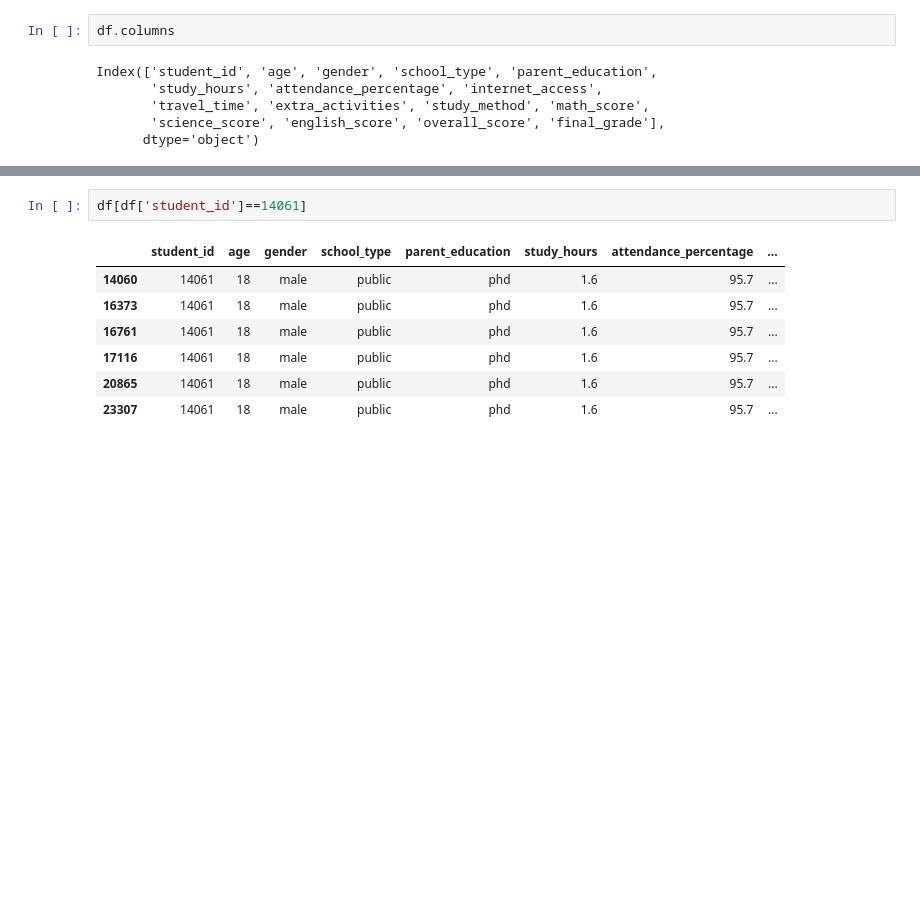
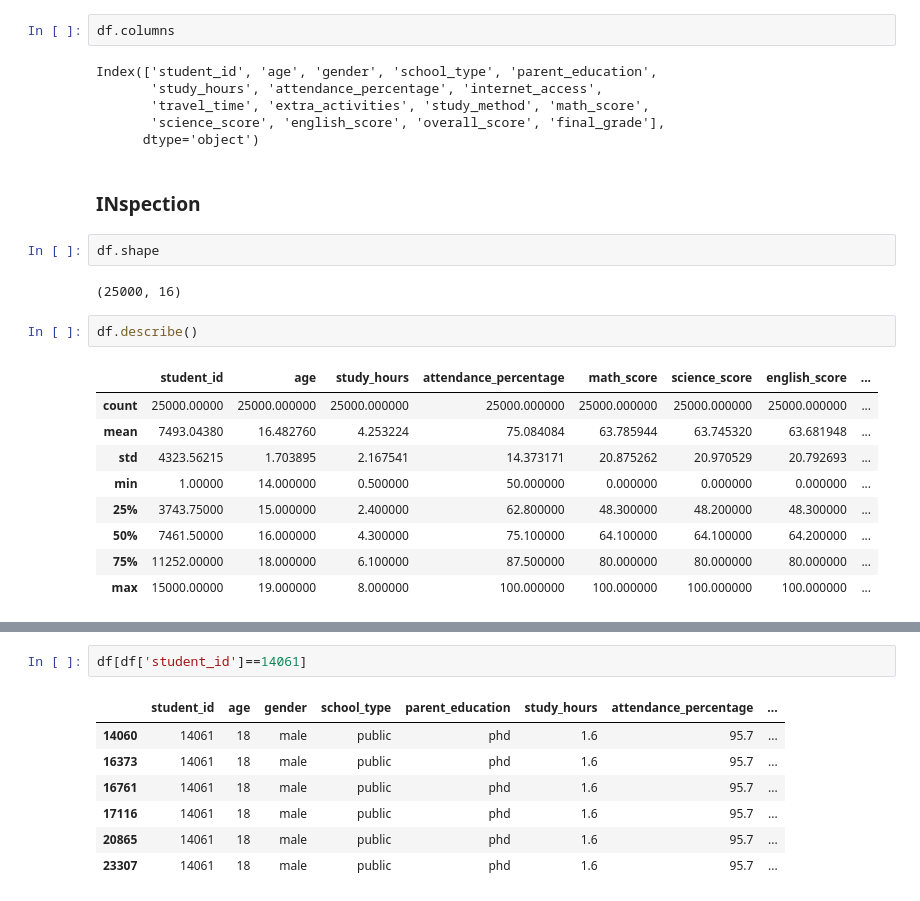
Before and after one commit to Aryanth003/assesment, a Jupyter notebook: Student.ipynb, the cells around one changed output, grey strips where cells are left out. Saved outputs shown, nothing was run; the diff lists cells and outputs as text; blank space fills up the shorter version.

```diff
--- a/Student.ipynb
+++ b/Student.ipynb
@@ -43,3 +40,21 @@ Index(['student_id', 'age', 'gender', 'school_type', 'parent_education',
        'travel_time', 'extra_activities', 'study_method', 'math_score',
        'science_score', 'english_score', 'overall_score', 'final_grade'],
       dtype='object')
+# %% [markdown]
+### INspection
+# %%
+df.shape
+# %% [output]
+(25000, 16)
+# %%
+df.describe()
+# %% [output]
+|  | student_id | age | study_hours | attendance_percentage | math_score | science_score | english_score | ... |
+| count | 25000.00000 | 25000.000000 | 25000.000000 | 25000.000000 | 25000.000000 | 25000.000000 | 25000.000000 | ... |
+| mean | 7493.04380 | 16.482760 | 4.253224 | 75.084084 | 63.785944 | 63.745320 | 63.681948 | ... |
+| std | 4323.56215 | 1.703895 | 2.167541 | 14.373171 | 20.875262 | 20.970529 | 20.792693 | ... |
+| min | 1.00000 | 14.000000 | 0.500000 | 50.000000 | 0.000000 | 0.000000 | 0.000000 | ... |
+| 25% | 3743.75000 | 15.000000 | 2.400000 | 62.800000 | 48.300000 | 48.200000 | 48.300000 | ... |
+| 50% | 7461.50000 | 16.000000 | 4.300000 | 75.100000 | 64.100000 | 64.100000 | 64.200000 | ... |
+| 75% | 11252.00000 | 18.000000 | 6.100000 | 87.500000 | 80.000000 | 80.000000 | 80.000000 | ... |
+| max | 15000.00000 | 19.000000 | 8.000000 | 100.000000 | 100.000000 | 100.000000 | 100.000000 | ... |
```
Also changed, not shown: parts of 16 cells of this notebook.
